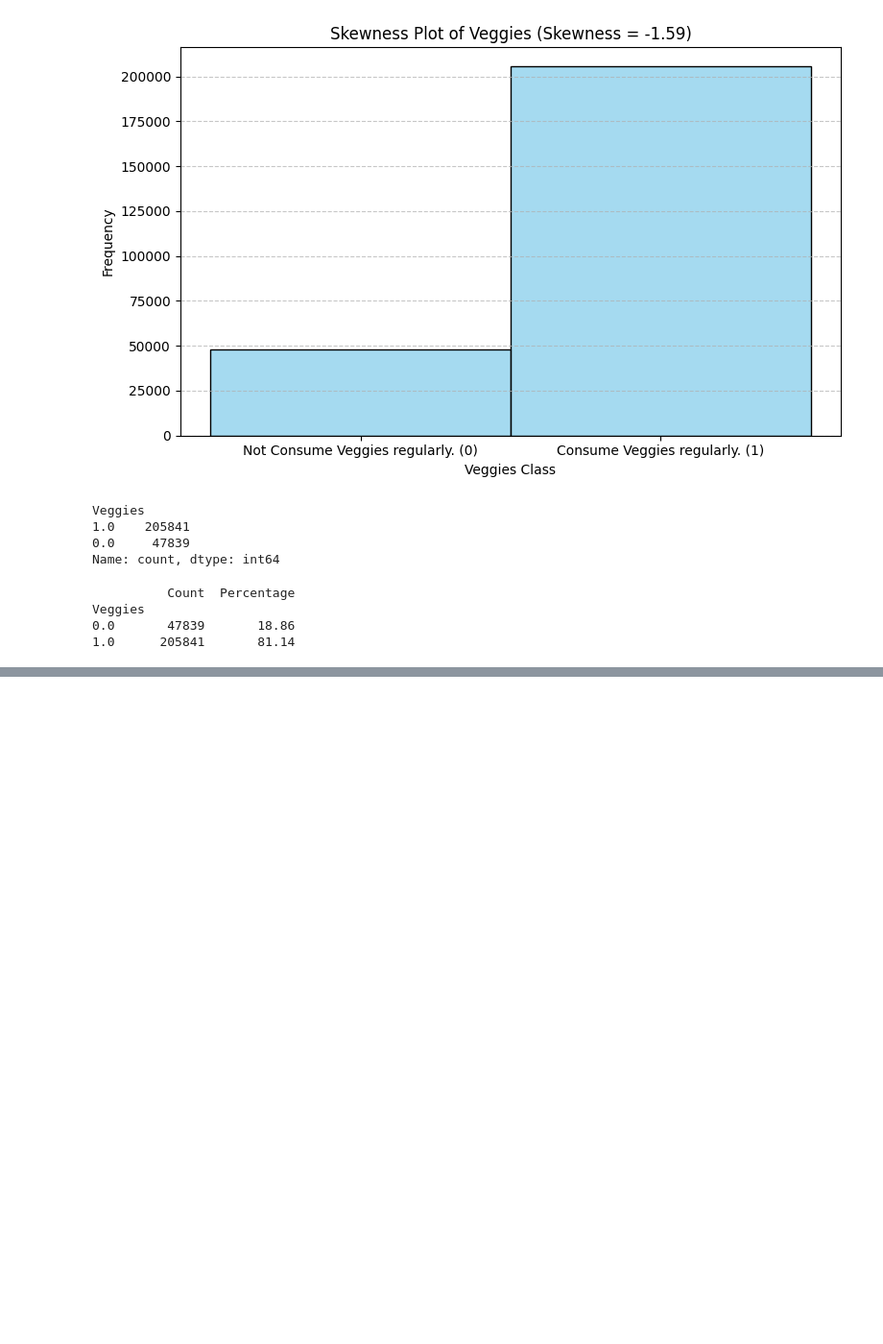
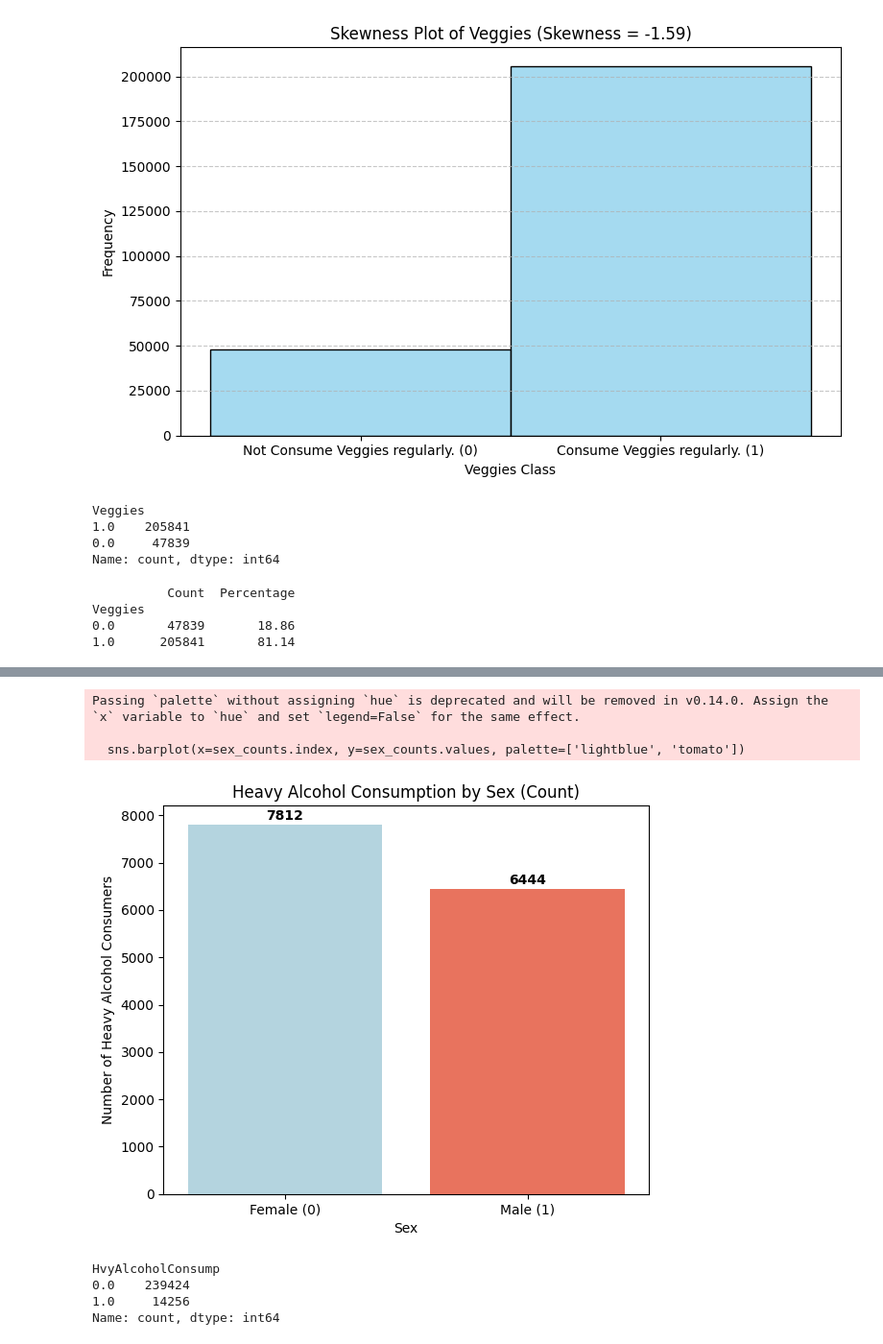
Before and after one commit to mrablfz05/diabetes-prediction, a Jupyter notebook: diabetes_prediction.ipynb, the cells around one changed output, grey strips where cells are left out. Shown at 96% size. Drawn from its saved outputs; the diff is of its cells as text; code cells hidden in the pictures; blank space fills up the shorter version.

```diff
--- a/diabetes_prediction.ipynb
+++ b/diabetes_prediction.ipynb
@@ -1102,0 +1206,33 @@ Veggies
+# %%
+heavy_alcohol = diabetes[diabetes['HvyAlcoholConsump'] == 1]
+
+# Count how many men and women
+sex_counts = heavy_alcohol['Sex'].value_counts().sort_index()  # 0 = female, 1 = male
+
+# Plot
+plt.figure(figsize=(6, 5))
+sns.barplot(x=sex_counts.index, y=sex_counts.values, palette=['lightblue', 'tomato'])
+
+plt.xticks([0, 1], ['Female (0)', 'Male (1)'])
+plt.xlabel('Sex')
+plt.ylabel('Number of Heavy Alcohol Consumers')
+plt.title('Heavy Alcohol Consumption by Sex (Count)')
+
+# Add count labels
+for i, v in enumerate(sex_counts.values):
+    plt.text(i, v + 100, str(v), ha='center', fontweight='bold')
+
+plt.tight_layout()
+plt.show()
+# %% [output]
+Passing `palette` without assigning `hue` is deprecated and will be removed in v0.14.0. Assign the `x` variable to `hue` and set `legend=False` for the same effect.
+
+  sns.barplot(x=sex_counts.index, y=sex_counts.values, palette=['lightblue', 'tomato'])
+[figure, added]
+# %%
+HvyAlcoholConsump.value_counts()
+# %% [output]
+HvyAlcoholConsump
+0.0    239424
+1.0     14256
+Name: count, dtype: int64
```
Also changed, not shown: parts of 11 cells of this notebook, 5 other files.
